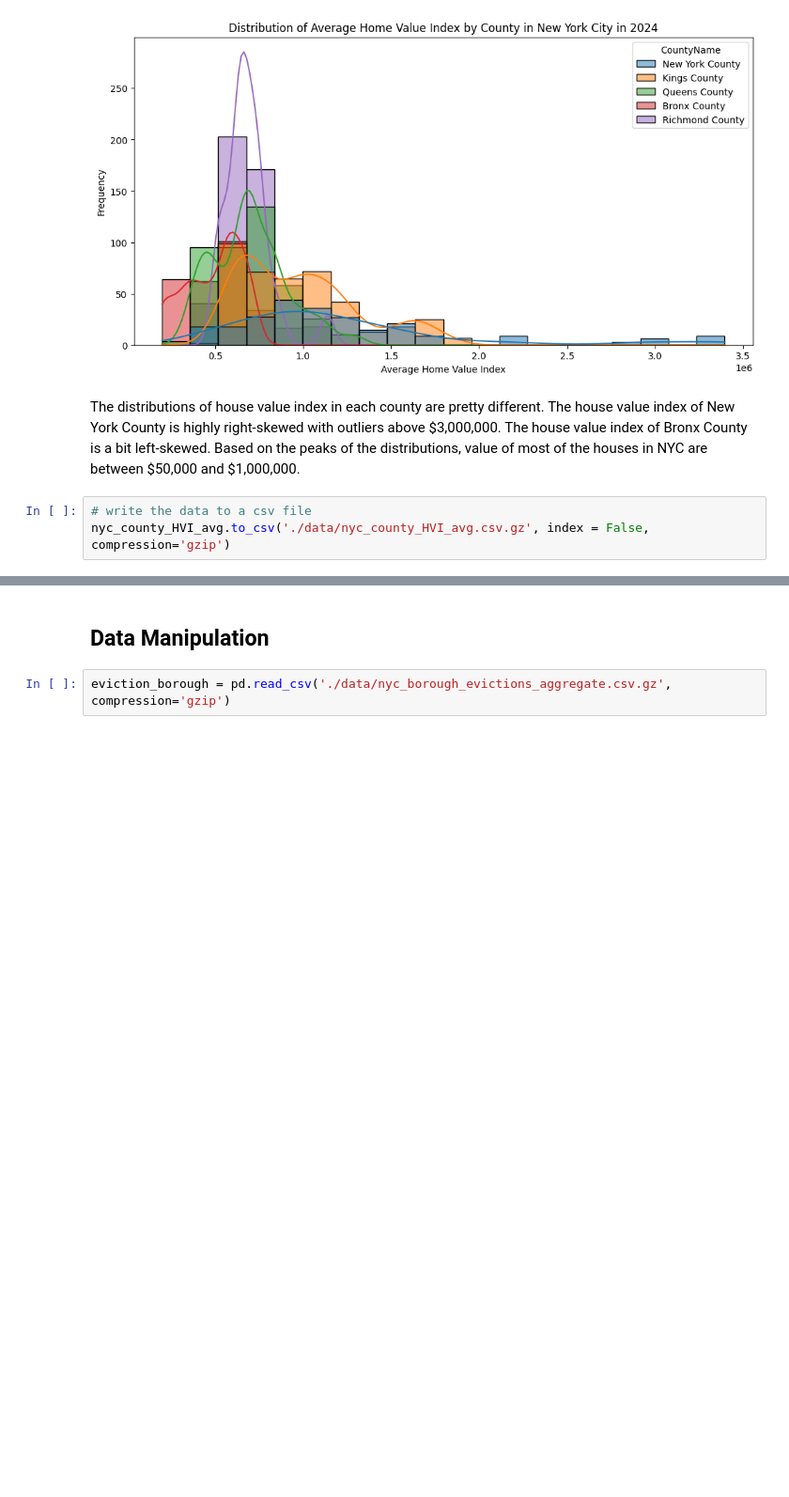
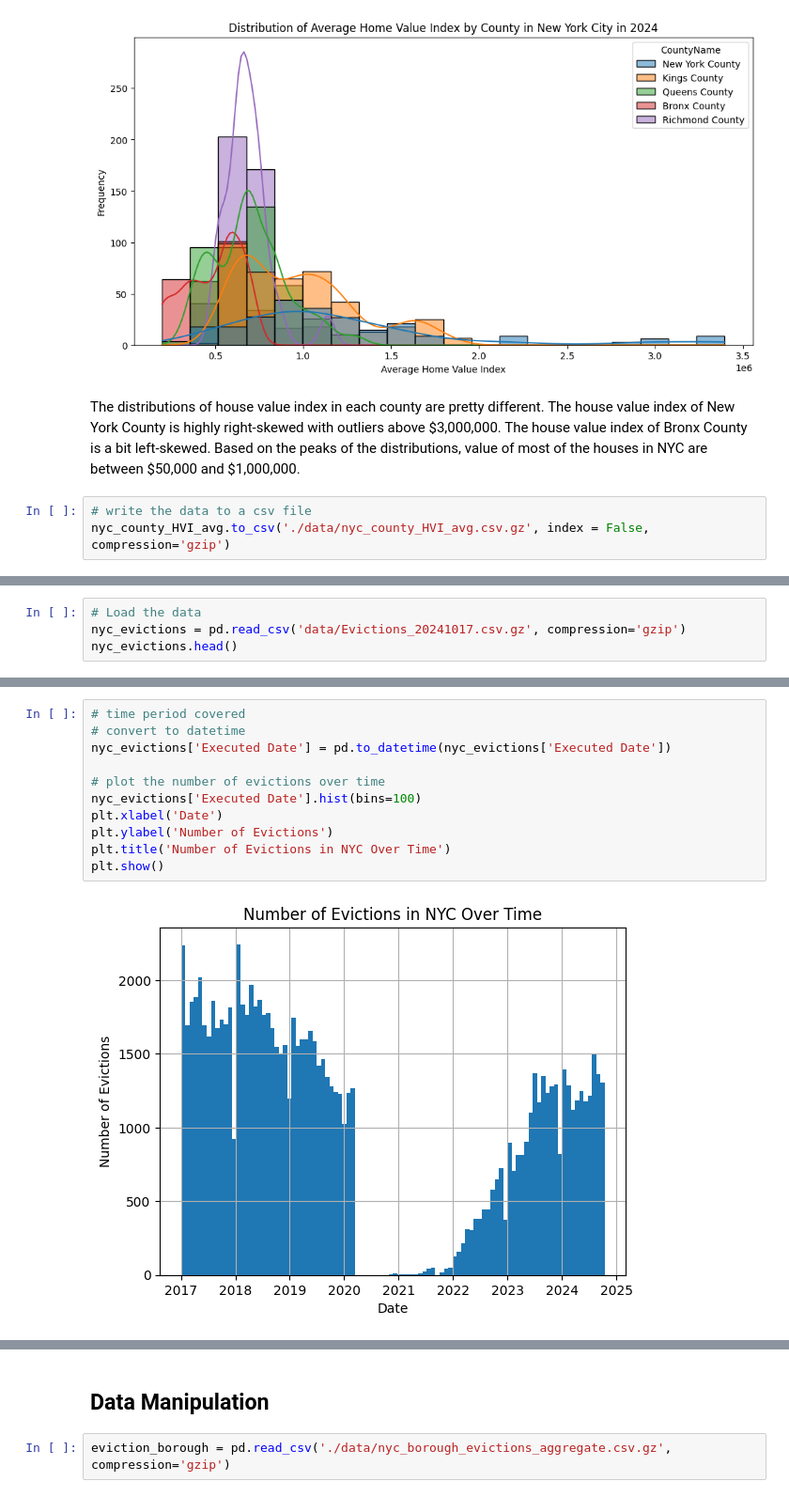
Before and after one commit to NakaFrozn/si618_final_project, a Jupyter notebook: Final_Project_Step1.ipynb, the cells around one changed output, grey strips where cells are left out. Shown at 94% size. Saved outputs shown, nothing was run; the diff lists cells and outputs as text; blank space fills up the shorter version.

```diff
--- a/Final_Project_Step1.ipynb
+++ b/Final_Project_Step1.ipynb
@@ -125,0 +128,4 @@ nyc_county_HVI_avg.to_csv('./data/nyc_county_HVI_avg.csv.gz', index = False, com
+# %%
+# Load the data
+nyc_evictions = pd.read_csv('data/Evictions_20241017.csv.gz', compression='gzip')
+nyc_evictions.head()
@@ -125,0 +147,13 @@ nyc_county_HVI_avg.to_csv('./data/nyc_county_HVI_avg.csv.gz', index = False, com
+# %%
+# time period covered
+# convert to datetime
+nyc_evictions['Executed Date'] = pd.to_datetime(nyc_evictions['Executed Date'])
+
+# plot the number of evictions over time
+nyc_evictions['Executed Date'].hist(bins=100)
+plt.xlabel('Date')
+plt.ylabel('Number of Evictions')
+plt.title('Number of Evictions in NYC Over Time')
+plt.show()
+# %% [output]
+[figure, added]
```
Also changed, not shown: parts of 14 cells of this notebook.
